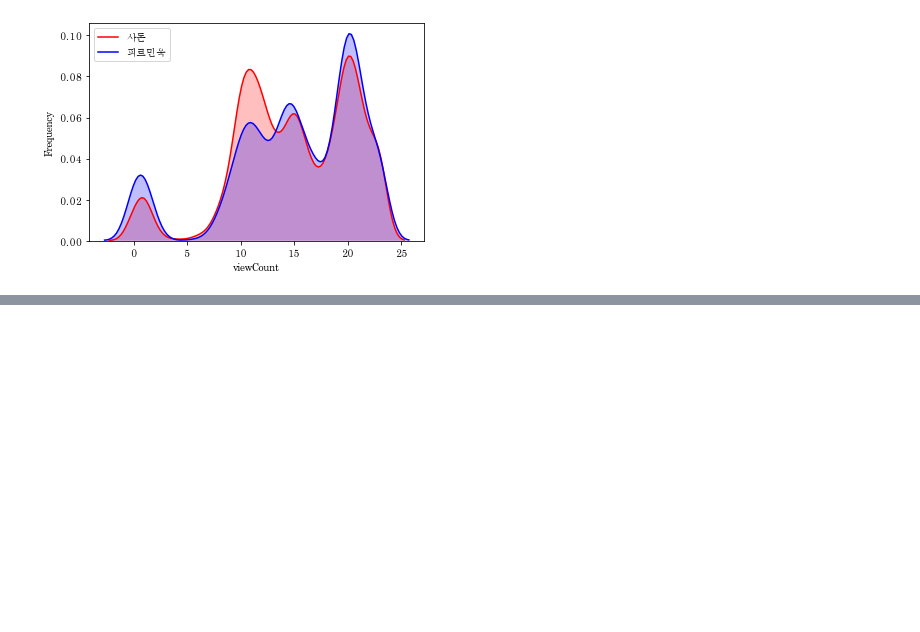
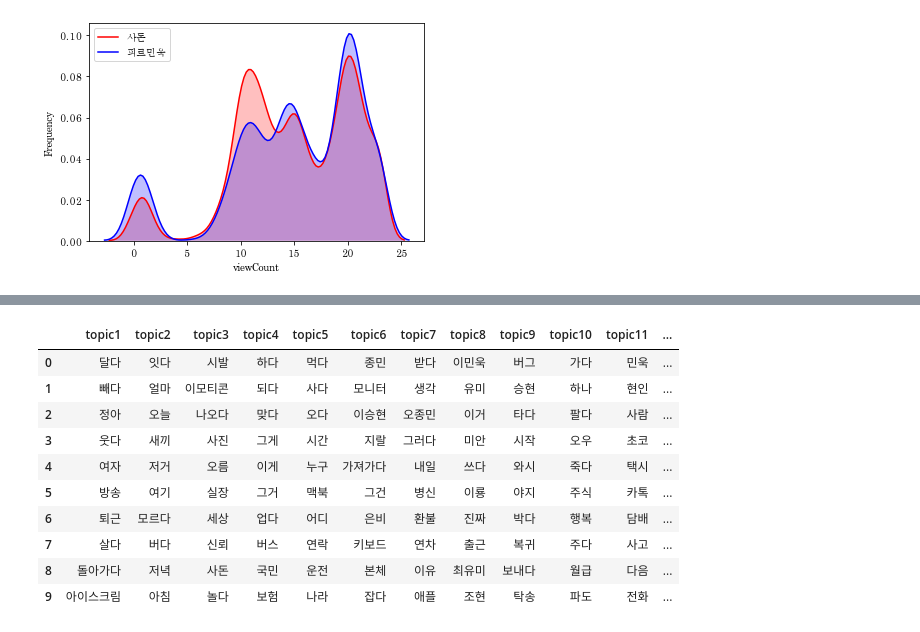
Before and after one commit to alswhddh/ML-DL, a Jupyter notebook: NLP/카카오톡 대화 분석/kakao_conversation.ipynb, the cells around one changed output, grey strips where cells are left out. Drawn from its saved outputs; the diff is of its cells as text; code cells hidden in the pictures; blank space fills up the shorter version.

```diff
--- a/NLP/카카오톡 대화 분석/kakao_conversation.ipynb
+++ b/NLP/카카오톡 대화 분석/kakao_conversation.ipynb
@@ -121,0 +168,26 @@ FileNotFoundError: [Errno 2] No such file or directory: '134963_norm.txt'
+# %%
+terms = vectorizer.get_feature_names()
+# 단어 집합. 1,000개의 단어가 저장되어있음.
+df = []
+def get_topics(components, feature_names, n=10):
+    for idx, topic in enumerate(components):
+        df.append([(feature_names[i]) for i in topic.argsort()[:-n -1:-1]])
+get_topics(lda_model.components_, terms)
+df = pd.DataFrame(df)
+df = df.T
+df.columns = ['topic1','topic2','topic3','topic4','topic5','topic6','topic7','topic8'
+              ,'topic9','topic10','topic11','topic12','topic13','topic14','topic15']
+# %%
+df
+# %% [output]
+|  | topic1 | topic2 | topic3 | topic4 | topic5 | topic6 | topic7 | topic8 | topic9 | topic10 | topic11 | ... |
+| 0 | 달다 | 잇다 | 시발 | 하다 | 먹다 | 종민 | 받다 | 이민욱 | 버그 | 가다 | 민욱 | ... |
+| 1 | 빼다 | 얼마 | 이모티콘 | 되다 | 사다 | 모니터 | 생각 | 유미 | 승현 | 하나 | 현인 | ... |
+| 2 | 정아 | 오늘 | 나오다 | 맞다 | 오다 | 이승현 | 오종민 | 이거 | 타다 | 팔다 | 사람 | ... |
+| 3 | 웃다 | 새끼 | 사진 | 그게 | 시간 | 지랄 | 그러다 | 미안 | 시작 | 오우 | 초코 | ... |
+| 4 | 여자 | 저거 | 오름 | 이게 | 누구 | 가져가다 | 내일 | 쓰다 | 와시 | 죽다 | 택시 | ... |
+| 5 | 방송 | 여기 | 실장 | 그거 | 맥북 | 그건 | 병신 | 이룡 | 야지 | 주식 | 카톡 | ... |
+| 6 | 퇴근 | 모르다 | 세상 | 업다 | 어디 | 은비 | 환불 | 진짜 | 박다 | 행복 | 담배 | ... |
+| 7 | 살다 | 버다 | 신뢰 | 버스 | 연락 | 키보드 | 연차 | 출근 | 복귀 | 주다 | 사고 | ... |
+| 8 | 돌아가다 | 저녁 | 사돈 | 국민 | 운전 | 본체 | 이유 | 최유미 | 보내다 | 월급 | 다음 | ... |
+| 9 | 아이스크림 | 아침 | 놀다 | 보험 | 나라 | 잡다 | 애플 | 조현 | 탁송 | 파도 | 전화 | ... |
```
Also changed, not shown: parts of 13 cells of this notebook, 4 other files.
